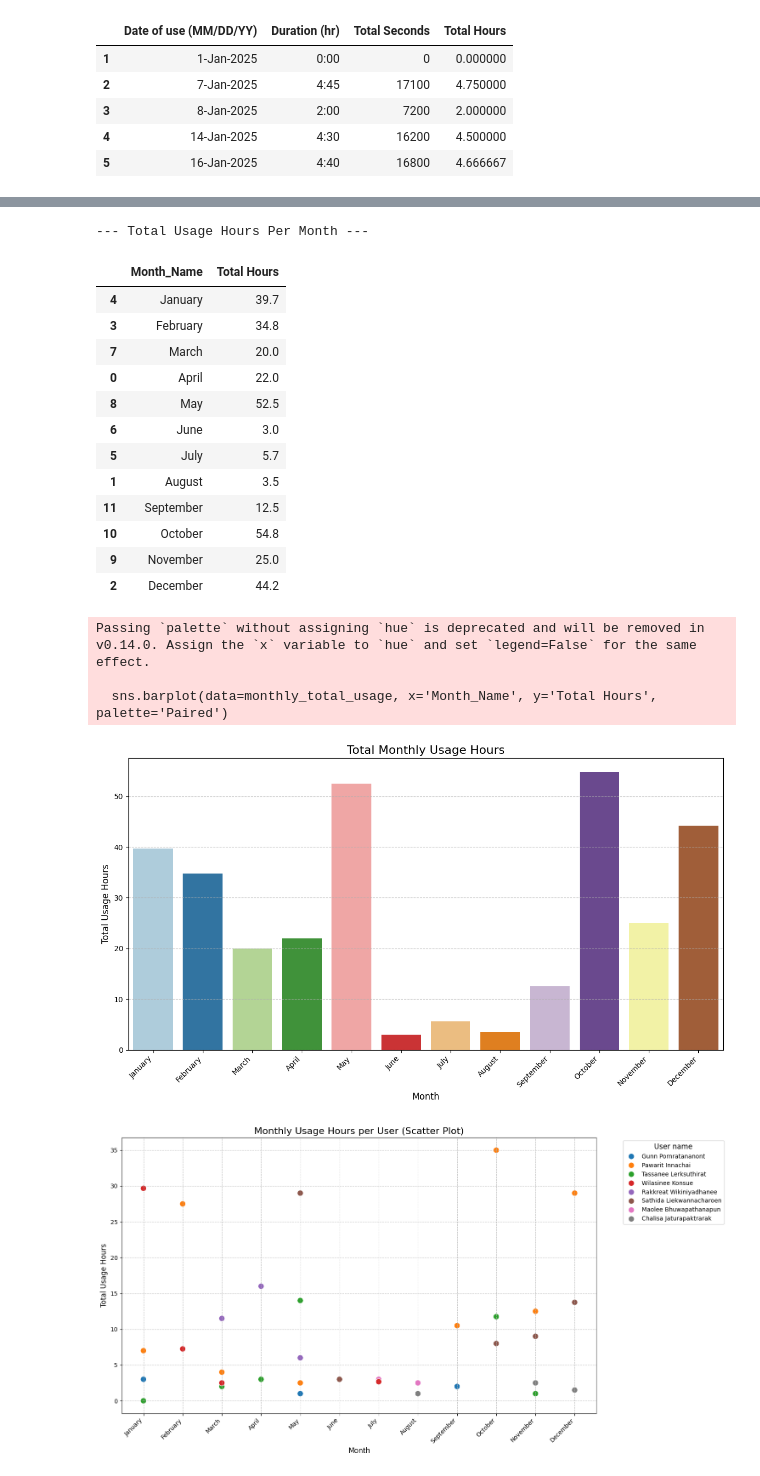
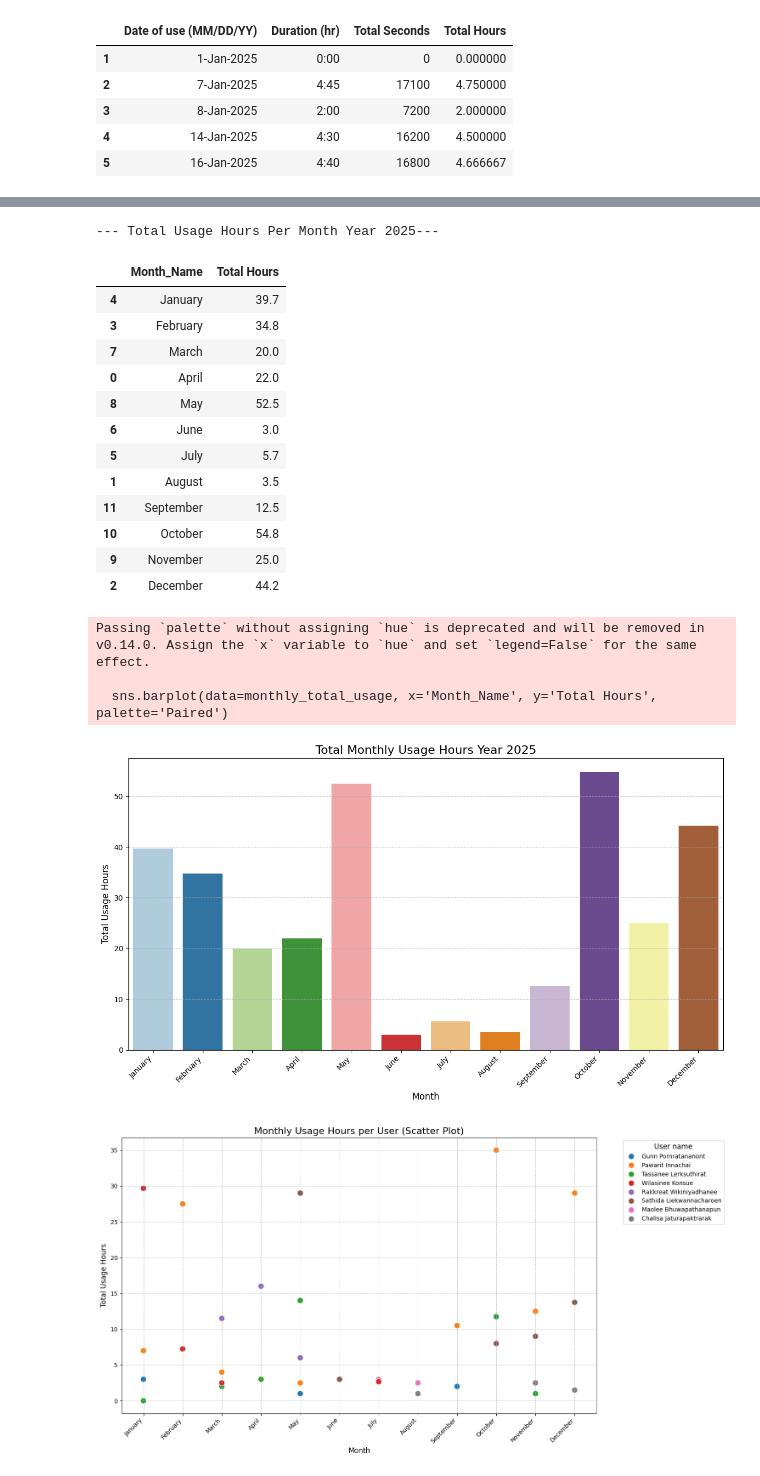
Before and after one commit to tlerksuthirat/lab_management, a Jupyter notebook: Motorized_Upright_Microscope_Usage.ipynb, the cells around one changed output, grey strips where cells are left out. Cells and saved outputs as stored; diff of their text form; code cells hidden in the pictures.

```diff
--- a/Motorized_Upright_Microscope_Usage.ipynb
+++ b/Motorized_Upright_Microscope_Usage.ipynb
@@ -205,39 +205,39 @@ month_order_chronological = ['January', 'February', 'March', 'April', 'May', 'Ju
 monthly_total_usage['Month_Name'] = pd.Categorical(monthly_total_usage['Month_Name'], categories=month_order_chronological, ordered=True)
 monthly_total_usage = monthly_total_usage.sort_values('Month_Name')
 
-print("\n--- Total Usage Hours Per Month ---")
+print("\n--- Total Usage Hours Per Month Year 2025---")
 display(monthly_total_usage.round(1))
 
 # Create the bar plot for total monthly usage
 plt.figure(figsize=(12, 7))
 sns.barplot(data=monthly_total_usage, x='Month_Name', y='Total Hours', palette='Paired')
-plt.title('Total Monthly Usage Hours', fontsize=16)
+plt.title('Total Monthly Usage Hours Year 2025', fontsize=16)
 plt.xlabel('Month', fontsize=12)
 plt.ylabel('Total Usage Hours', fontsize=12)
 plt.xticks(rotation=45, ha='right', fontsize=10)
 plt.yticks(fontsize=10)
 plt.grid(axis='y', linestyle='--', alpha=0.7)
 plt.tight_layout()
 plt.show()
 # %% [output]
---- Total Usage Hours Per Month ---
+--- Total Usage Hours Per Month Year 2025---
 |  | Month_Name | Total Hours |
 | 4 | January | 39.7 |
 | 3 | February | 34.8 |
 | 7 | March | 20.0 |
 | 0 | April | 22.0 |
 | 8 | May | 52.5 |
 | 6 | June | 3.0 |
 | 5 | July | 5.7 |
 | 1 | August | 3.5 |
 | 11 | September | 12.5 |
 | 10 | October | 54.8 |
 | 9 | November | 25.0 |
 | 2 | December | 44.2 |
 Passing `palette` without assigning `hue` is deprecated and will be removed in v0.14.0. Assign the `x` variable to `hue` and set `legend=False` for the same effect.
 
   sns.barplot(data=monthly_total_usage, x='Month_Name', y='Total Hours', palette='Paired')
-[figure, old version]
+[figure, new version]
 # %%
 import matplotlib.pyplot as plt
 import seaborn as sns
```
